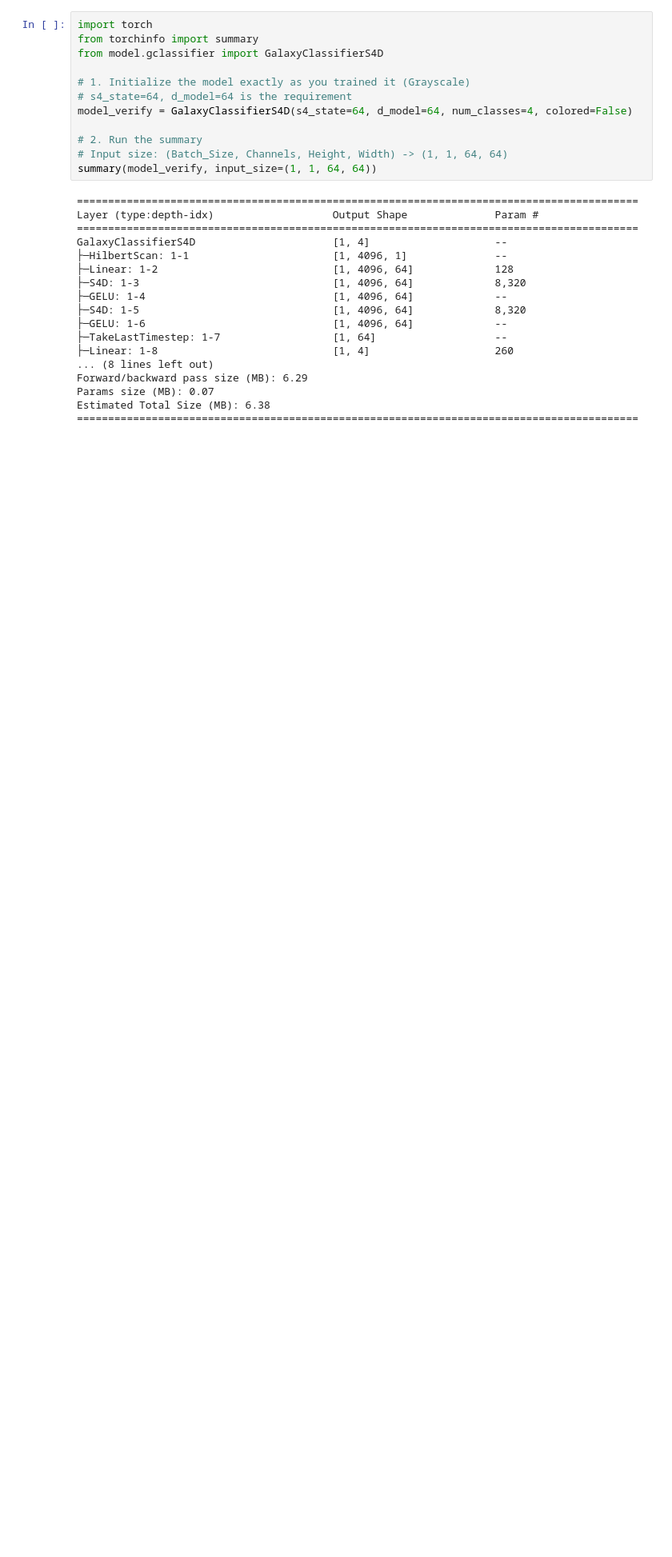
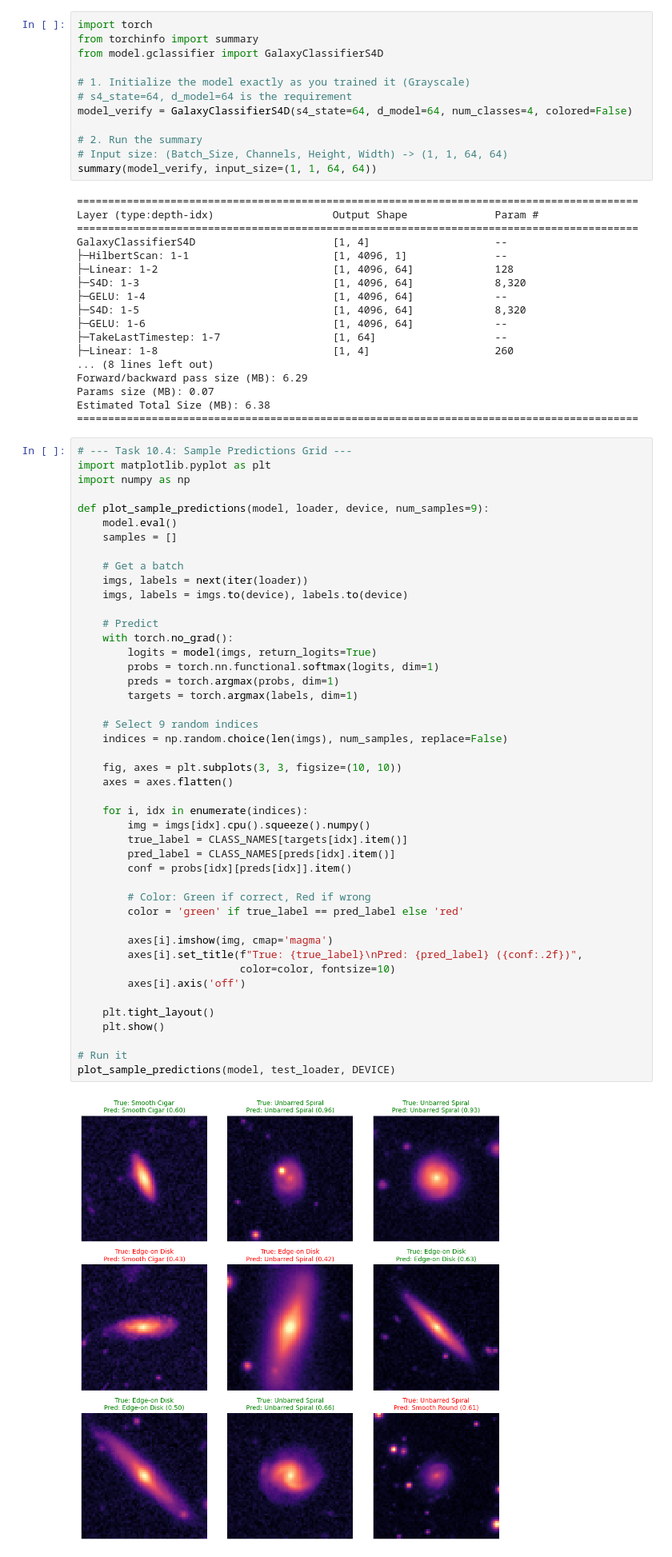
Before and after one commit to ahsan-c0ding/S4-Enhancement-Exploration, a Jupyter notebook: train.ipynb, the cells around one changed output. Shown at 80% size. Saved outputs shown, nothing was run; the diff lists cells and outputs as text; blank space fills up the shorter version.

Commit message:
Final sync: Uploading all code, reports, and model artifacts for submission

```diff
--- a/train.ipynb
+++ b/train.ipynb
@@ -677,3 +677,50 @@ Forward/backward pass size (MB): 6.29
 Params size (MB): 0.07
 Estimated Total Size (MB): 6.38
 ==========================================================================================
+# %%
+# --- Task 10.4: Sample Predictions Grid ---
+import matplotlib.pyplot as plt
+import numpy as np
+
+def plot_sample_predictions(model, loader, device, num_samples=9):
+    model.eval()
+    samples = []
+
+    # Get a batch
+    imgs, labels = next(iter(loader))
+    imgs, labels = imgs.to(device), labels.to(device)
+
+    # Predict
+    with torch.no_grad():
+        logits = model(imgs, return_logits=True)
+        probs = torch.nn.functional.softmax(logits, dim=1)
+        preds = torch.argmax(probs, dim=1)
+        targets = torch.argmax(labels, dim=1)
+
+    # Select 9 random indices
+    indices = np.random.choice(len(imgs), num_samples, replace=False)
+
+    fig, axes = plt.subplots(3, 3, figsize=(10, 10))
+    axes = axes.flatten()
+
+    for i, idx in enumerate(indices):
+        img = imgs[idx].cpu().squeeze().numpy()
+        true_label = CLASS_NAMES[targets[idx].item()]
+        pred_label = CLASS_NAMES[preds[idx].item()]
+        conf = probs[idx][preds[idx]].item()
+
+        # Color: Green if correct, Red if wrong
+        color = 'green' if true_label == pred_label else 'red'
+
+        axes[i].imshow(img, cmap='magma')
+        axes[i].set_title(f"True: {true_label}\nPred: {pred_label} ({conf:.2f})",
+                          color=color, fontsize=10)
+        axes[i].axis('off')
+
+    plt.tight_layout()
+    plt.show()
+
+# Run it
+plot_sample_predictions(model, test_loader, DEVICE)
+# %% [output]
+[figure, added]
```
Also changed, not shown: 3 other files.
